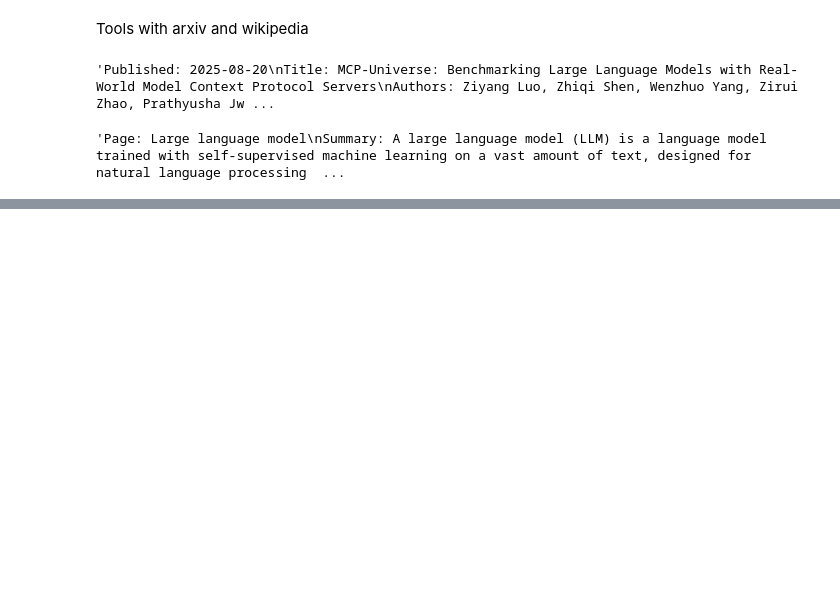
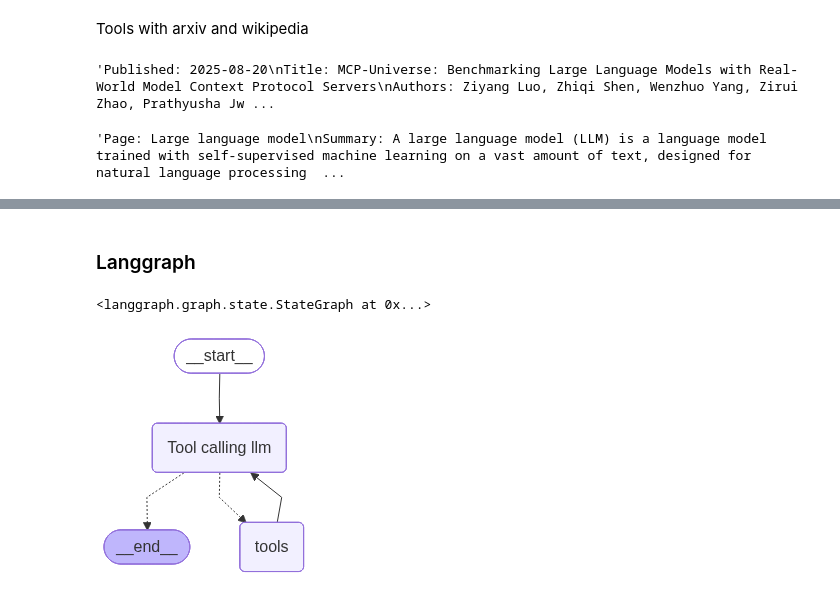
Before and after one commit to Radhakrishnan-mygit/Langchain_projects-Langchain_2, a Jupyter notebook: Langgraph react agent.ipynb, the cells around one changed output, grey strips where cells are left out. Saved outputs shown, nothing was run; the diff lists cells and outputs as text; code cells hidden in the pictures; blank space fills up the shorter version.

Commit message:
update langgraph react agent

```diff
--- a/Langgraph react agent.ipynb
+++ b/Langgraph react agent.ipynb
@@ -19,0 +77,2 @@ wiki_query.invoke("what is RNN model")
+# %%
+llm_with_tools=groq_model.bind_tools(tools=Tools)
@@ -19,0 +85,2 @@ wiki_query.invoke("what is RNN model")
+# %% [markdown]
+### Langgraph
@@ -19,0 +93,20 @@ wiki_query.invoke("what is RNN model")
+# %%
+class State(TypedDict):
+    messages:Annotated[list[AnyMessage],add_messages]
+# %%
+def Tool_calling_llm(state:State)->State:
+    return {"messages":llm_with_tools.invoke(state["messages"])}
+# %%
+builder=StateGraph(State)
+builder.add_node("Tool calling llm",Tool_calling_llm)
+builder.add_node("tools",ToolNode(Tools))
+builder.add_edge(START,"Tool calling llm")
+builder.add_conditional_edges("Tool calling llm",tools_condition)
+builder.add_edge("tools","Tool calling llm")
+builder.add_edge("Tool calling llm",END)
+# %% [output]
+<langgraph.graph.state.StateGraph at 0x...>
+# %%
+builder.compile()
+# %% [output]
+[figure, added]
```
Also changed, not shown: parts of 24 cells of this notebook.
